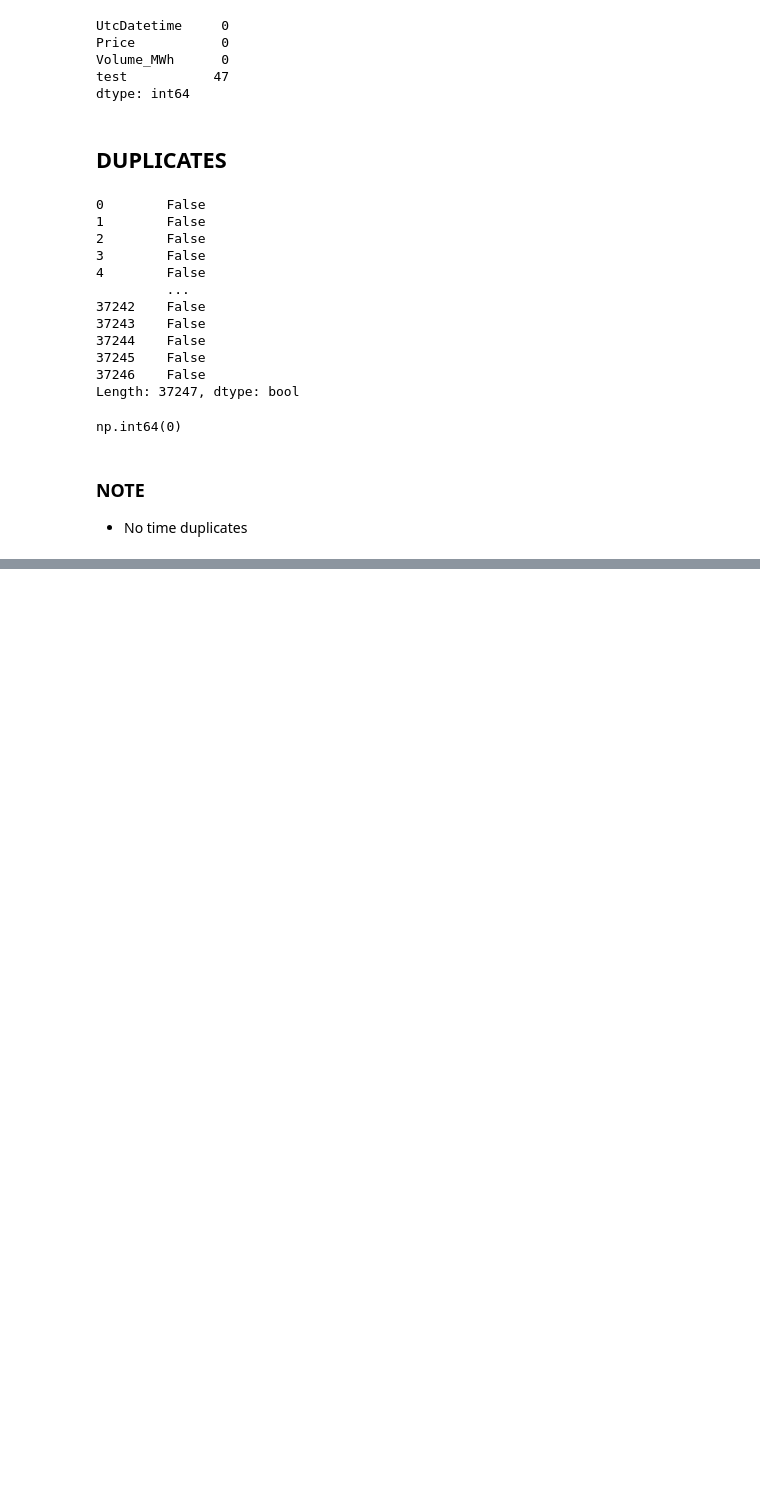
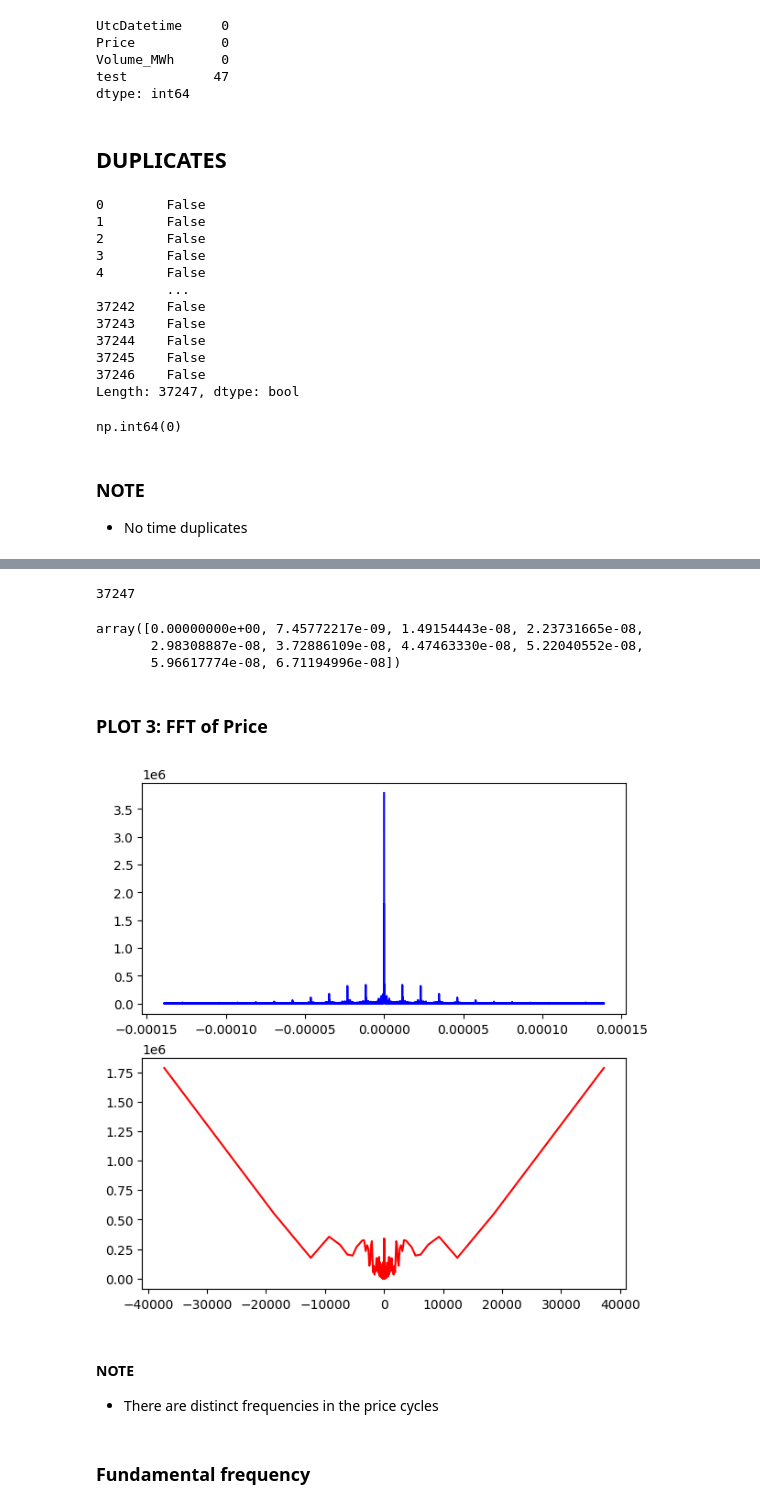
Before and after one commit to sameervk/OpenDataScienceSandbox, a Jupyter notebook: Forecasting/wind-energy-price-v0.ipynb, the cells around one changed output, grey strips where cells are left out. Drawn from its saved outputs; the diff is of its cells as text; code cells hidden in the pictures; blank space fills up the shorter version.

```diff
--- a/Forecasting/wind-energy-price-v0.ipynb
+++ b/Forecasting/wind-energy-price-v0.ipynb
@@ -443,0 +510,36 @@ np.int64(0)
+# %%
+fft_price = fft(df_copy['Price'])
+# %%
+len(fft_price)
+# %% [output]
+37247
+# %%
+sampling_rate = 1/3600 # Hz
+# %%
+freq_values = fftfreq(len(fft_price), d=3600)
+freq_values[:10]
+# %% [output]
+array([0.00000000e+00, 7.45772217e-09, 1.49154443e-08, 2.23731665e-08,
+       2.98308887e-08, 3.72886109e-08, 4.47463330e-08, 5.22040552e-08,
+       5.96617774e-08, 6.71194996e-08])
+# %%
+freq_in_periods = 1/freq_values * sampling_rate
+# %% [markdown]
+### PLOT 3: FFT of Price
+# %%
+fig, ax = plt.subplots(2,1, figsize=(6, 6), constrained_layout=True)
+
+ax[0].plot(freq_values, np.abs(fft_price), 'b', label="Frequency space")
+ax[1].plot(freq_in_periods, np.abs(fft_price), 'r', label="Time space")
+
+# ax[0].set_xlim([0,0.00005])
+# ax[1].set_xlim([0,20000])
+plt.show()
+# %% [output]
+[figure, added]
+# %% [markdown]
+#### NOTE
+
+* There are distinct frequencies in the price cycles
+# %% [markdown]
+### Fundamental frequency
```
Also changed, not shown: parts of 66 cells of this notebook.
